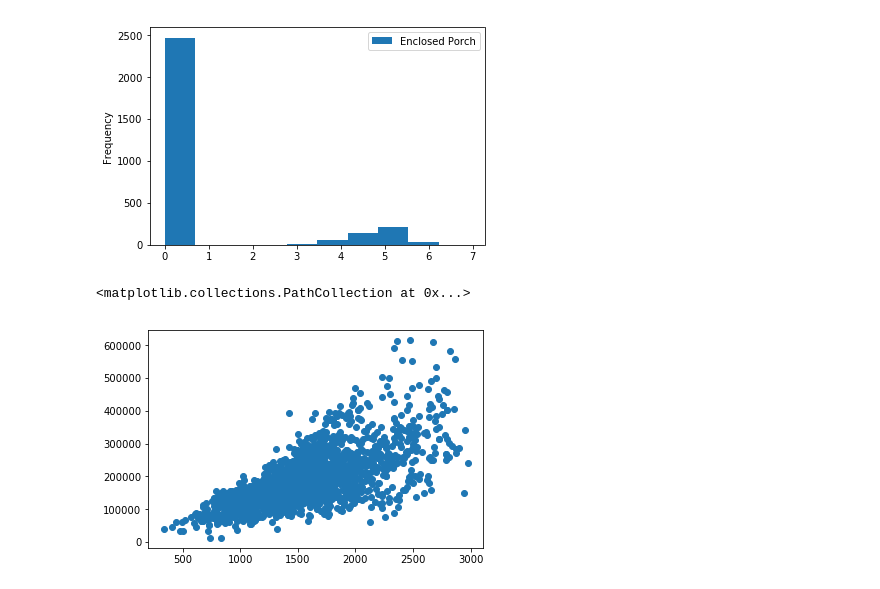
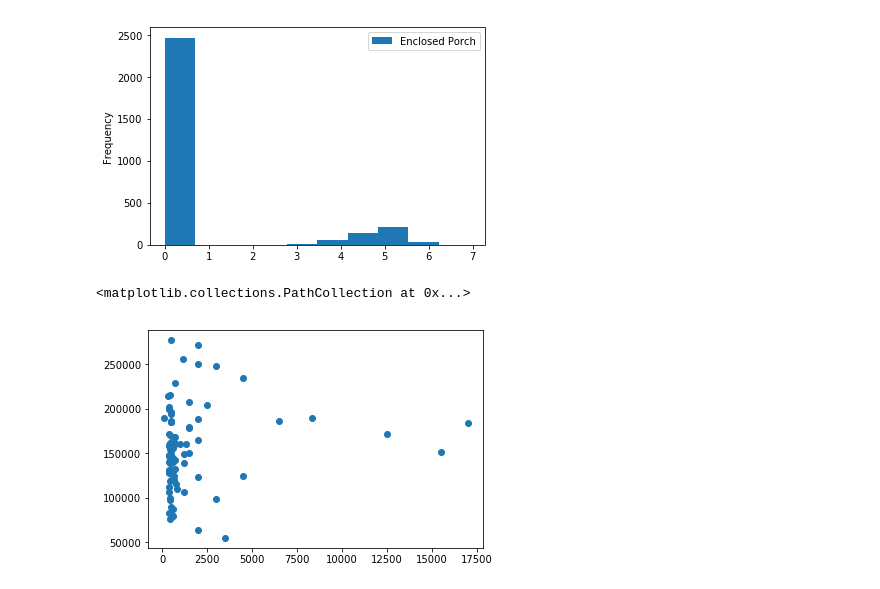
Before and after one commit to xnicolovici/machine_learning, a Jupyter notebook: notebooks/Course No 3/09. Course project/03. Part 2 - House prices/Sandbox.ipynb, the cells around one changed output. Saved outputs shown, nothing was run; the diff lists cells and outputs as text; code cells hidden in the pictures.

```diff
--- a/notebooks/Course No 3/09. Course project/03. Part 2 - House prices/Sandbox.ipynb
+++ b/notebooks/Course No 3/09. Course project/03. Part 2 - House prices/Sandbox.ipynb
@@ -18,7 +18,7 @@ test_df.shape
 # %% [output]
 (500, 82)
 # %%
-data_df = pd.concat([train_df, test_df])
+data_df = pd.concat([train_df, test_df], ignore_index=True, sort=False)
 # %%
 data_df[data_df['SalePrice'].isnull()].shape
 # %% [output]
@@ -35,2 +29,0 @@ garage=data_df['Garage Yr Blt']
-# %%
-data_df['garage delay'] = garage-build
@@ -62,2 +29,0 @@ data_df[data_df['garage delay'] < 0][['Yr Sold', 'Year Built', 'Year Remod/Add',
-# %%
-data_df['house_age'] = sold-build
@@ -74,3 +29,0 @@ data_df[data_df['house_age'] < 0][['Yr Sold', 'Year Built', 'Year Remod/Add']]
-# %%
-data_df['house_renov'] = renov-build
-data_df['house_renov'].plot.hist(bins=20)
@@ -153,11 +64,16 @@ np.log1p(data_df[['Enclosed Porch']]).plot.hist()
 # %% [output]
 <matplotlib.axes._subplots.AxesSubplot at 0x...>
 [figure]
+# %%
+column='Misc Val'
+temp_df = data_df[np.abs(((data_df[column]-np.mean(data_df[column]))/np.std(data_df[column]))) < 3]
+temp_df = data_df[data_df[column] > 0]
+plt.scatter(temp_df[column], temp_df['SalePrice'])
+# %% [output]
+<matplotlib.collections.PathCollection at 0x...>
+[figure, added]
 # %%
 column='Gr Liv Area'
 temp_df = data_df[np.abs(((data_df[column]-np.mean(data_df[column]))/np.std(data_df[column]))) < 3]
 temp_df = temp_df[temp_df[column] > 0]
 plt.scatter(temp_df[column], temp_df['SalePrice'])
-# %% [output]
-<matplotlib.collections.PathCollection at 0x...>
-[figure, removed]
```
Also changed, not shown: parts of 19 cells of this notebook, 4 other files.
